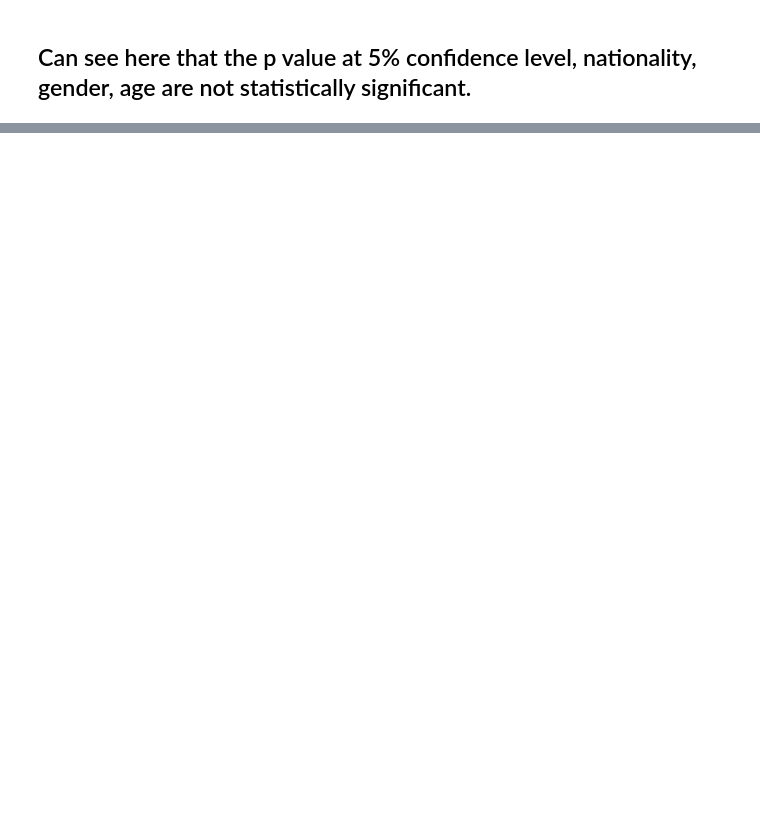
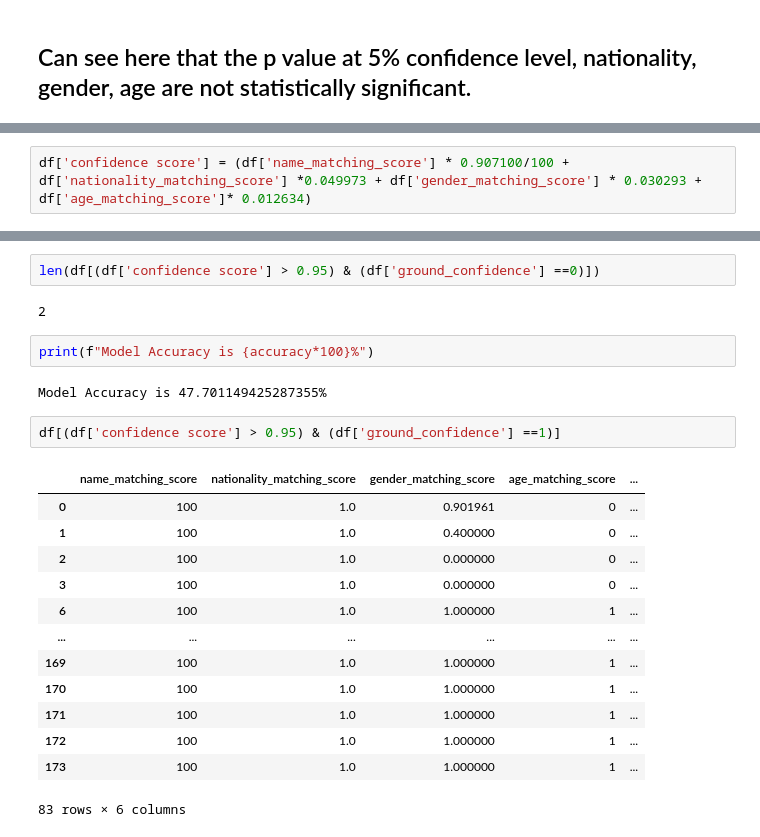
Before and after one commit to dylansee97/Capstone, a Jupyter notebook: confidence score weights processing.ipynb, the cells around one changed output, grey strips where cells are left out. Cells and saved outputs as stored; diff of their text form; blank space fills up the shorter version.

```diff
--- a/confidence score weights processing.ipynb
+++ b/confidence score weights processing.ipynb
@@ -109,0 +201,2 @@ gender_matching_score          2.0238      1.430      1.415      0.157      -0.7
+# %%
+df['confidence score'] = (df['name_matching_score'] * 0.907100/100 + df['nationality_matching_score'] *0.049973 + df['gender_matching_score'] * 0.030293 + df['age_matching_score']* 0.012634)
@@ -109,0 +223,24 @@ gender_matching_score          2.0238      1.430      1.415      0.157      -0.7
+# %%
+len(df[(df['confidence score'] > 0.95) & (df['ground_confidence'] ==0)])
+# %% [output]
+2
+# %%
+print(f"Model Accuracy is {accuracy*100}%")
+# %% [output]
+Model Accuracy is 47.701149425287355%
+# %%
+df[(df['confidence score'] > 0.95) & (df['ground_confidence'] ==1)]
+# %% [output]
+|  | name_matching_score | nationality_matching_score | gender_matching_score | age_matching_score | ... |
+| 0 | 100 | 1.0 | 0.901961 | 0 | ... |
+| 1 | 100 | 1.0 | 0.400000 | 0 | ... |
+| 2 | 100 | 1.0 | 0.000000 | 0 | ... |
+| 3 | 100 | 1.0 | 0.000000 | 0 | ... |
+| 6 | 100 | 1.0 | 1.000000 | 1 | ... |
+| ... | ... | ... | ... | ... | ... |
+| 169 | 100 | 1.0 | 1.000000 | 1 | ... |
+| 170 | 100 | 1.0 | 1.000000 | 1 | ... |
+| 171 | 100 | 1.0 | 1.000000 | 1 | ... |
+| 172 | 100 | 1.0 | 1.000000 | 1 | ... |
+| 173 | 100 | 1.0 | 1.000000 | 1 | ... |
+83 rows × 6 columns
```
Also changed, not shown: parts of 36 cells of this notebook, 4 other files.
